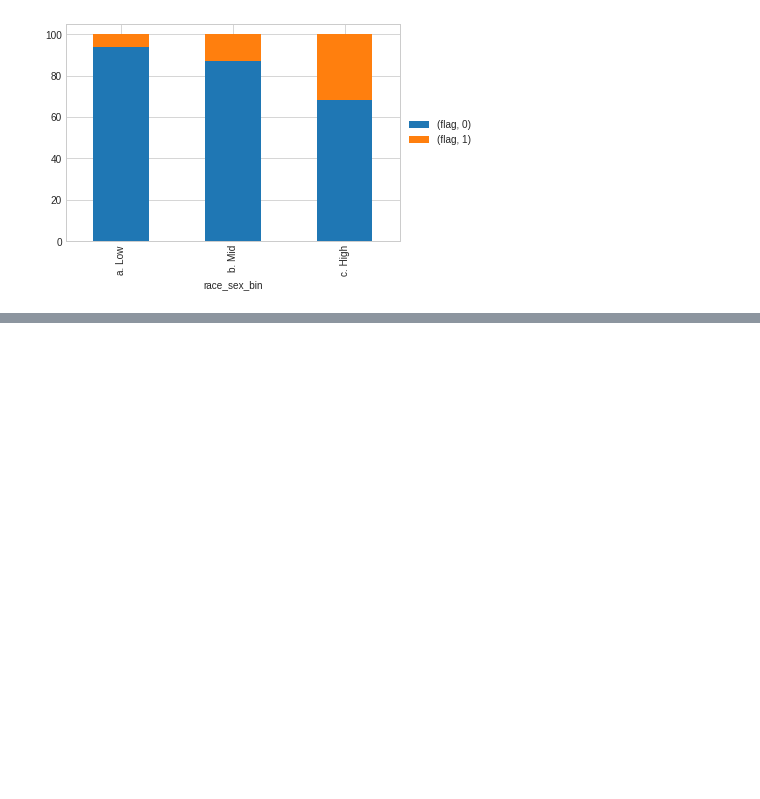
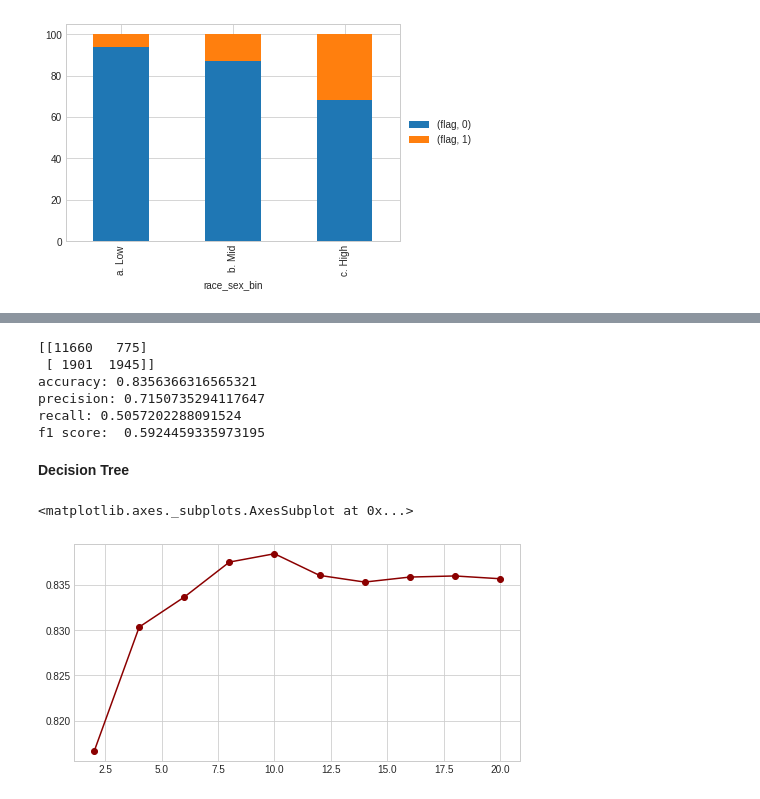
Before and after one commit to chiranjeevi-manike/IBM-Cognitiveclass.ai, a Jupyter notebook: Adult_data_Analysis.ipynb, the cells around one changed output, grey strips where cells are left out. Drawn from its saved outputs; the diff is of its cells as text; code cells hidden in the pictures; blank space fills up the shorter version.

```diff
--- a/Adult_data_Analysis.ipynb
+++ b/Adult_data_Analysis.ipynb
@@ -239,0 +367,43 @@ plt.legend(loc='center left', bbox_to_anchor=(1.0, 0.5))
+# %%
+knn = KNeighborsClassifier(n_neighbors=15)
+knn.fit(x_train,y_train)
+y_pred=knn.predict(x_test)
+# %%
+test_calc = pd.concat([pd.DataFrame(y_test).reset_index(drop=True),pd.DataFrame(y_pred).reset_index(drop=True)],axis=1)
+test_calc.rename(columns={0: 'predicted'}, inplace=True)
+
+test_calc['predicted'] = test_calc['predicted'].apply(lambda x: 1 if x > 0.5 else 0)
+df_table = confusion_matrix(test_calc['y'],test_calc['predicted'])
+print (df_table)
+
+print('accuracy:', (df_table[0,0] + df_table[1,1]) / (df_table[0,0] + df_table[0,1] + df_table[1,0] + df_table[1,1]))
+print ('precision:', df_table[1,1] / (df_table[1,1] + df_table[0,1]))
+print('recall:', df_table[1,1] / (df_table[1,1] + df_table[1,0]))
+
+p = df_table[1,1] / (df_table[1,1] + df_table[0,1])
+r = df_table[1,1] / (df_table[1,1] + df_table[1,0])
+print('f1 score: ', (2*p*r)/(p+r))
+# %% [output]
+[[11660   775]
+ [ 1901  1945]]
+accuracy: 0.8356366316565321
+precision: 0.7150735294117647
+recall: 0.5057202288091524
+f1 score:  0.5924459335973195
+# %% [markdown]
+**Decision Tree**
+# %%
+results = []
+max_depth_options = [2,4,6,8,10,12,14,16,18,20]
+for trees in max_depth_options:
+    model = DecisionTreeClassifier(max_depth=trees, random_state=101)
+    model.fit(x_train, y_train)
+    y_pred = model.predict(x_test)
+    accuracy = np.mean(y_test==y_pred)
+    results.append(accuracy)
+
+plt.figure(figsize=(8,4))
+pd.Series(results, max_depth_options).plot(color="darkred",marker="o")
+# %% [output]
+<matplotlib.axes._subplots.AxesSubplot at 0x...>
+[figure, added]
```
Also changed, not shown: parts of 29 cells of this notebook.
